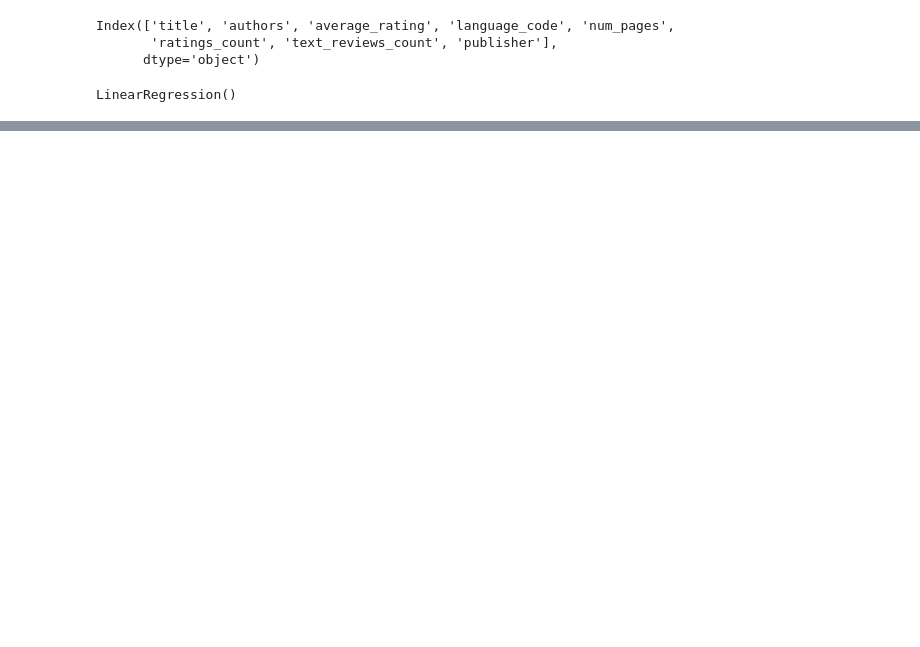
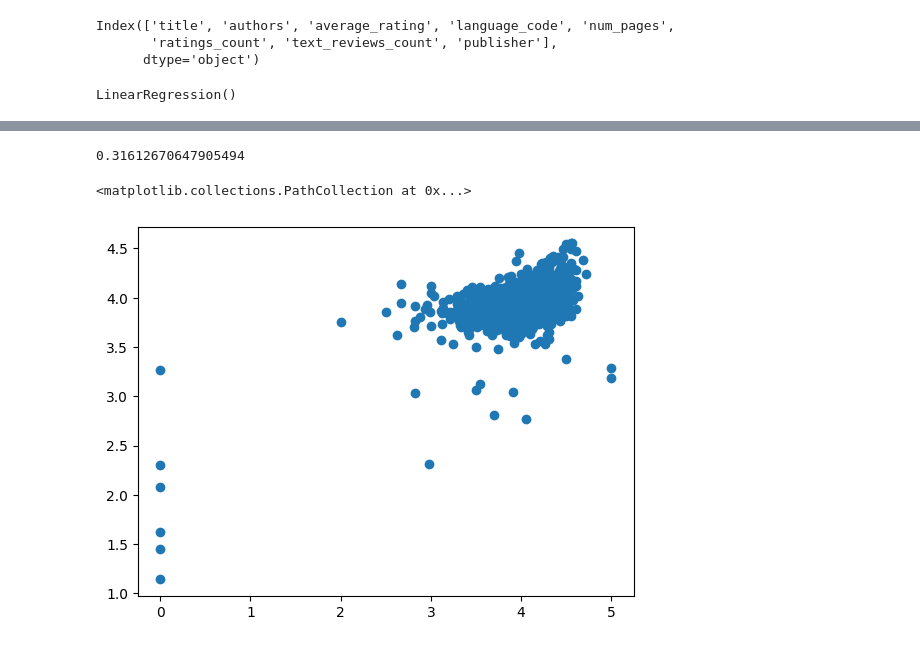
Before and after one commit to Mounir523/DSTI-Machine-Learning-Python-Group-Project, a Jupyter notebook: Bookreviewpre_project.ipynb, the cells around one changed output, grey strips where cells are left out. Drawn from its saved outputs; the diff is of its cells as text; code cells hidden in the pictures; blank space fills up the shorter version.

```diff
--- a/Bookreviewpre_project.ipynb
+++ b/Bookreviewpre_project.ipynb
@@ -441,0 +501,2 @@ plt.scatter(Actual, Predict)
+# %%
+rfr_model = RandomForestRegressor()
@@ -441,0 +507,8 @@ plt.scatter(Actual, Predict)
+# %%
+y_pred_rfr = rfr_model.predict(X_test)
+# %%
+Actual_rfr= y_test.tolist()
+Predict_rfr= y_pred_rfr.tolist()
+predictions_rfr = pd.DataFrame({'Average_rating': Actual_rfr, 'Predicted_values': Predict_rfr})
+
+predictions_rfr.head(20)
@@ -441,0 +533,10 @@ plt.scatter(Actual, Predict)
+# %%
+r2_score_rfr=r2_score(y_test,y_pred_rfr)
+r2_score_rfr
+# %% [output]
+0.31612670647905494
+# %%
+plt.scatter(Actual_rfr, Predict_rfr)
+# %% [output]
+<matplotlib.collections.PathCollection at 0x...>
+[figure, added]
```
Also changed, not shown: parts of 74 cells of this notebook.
